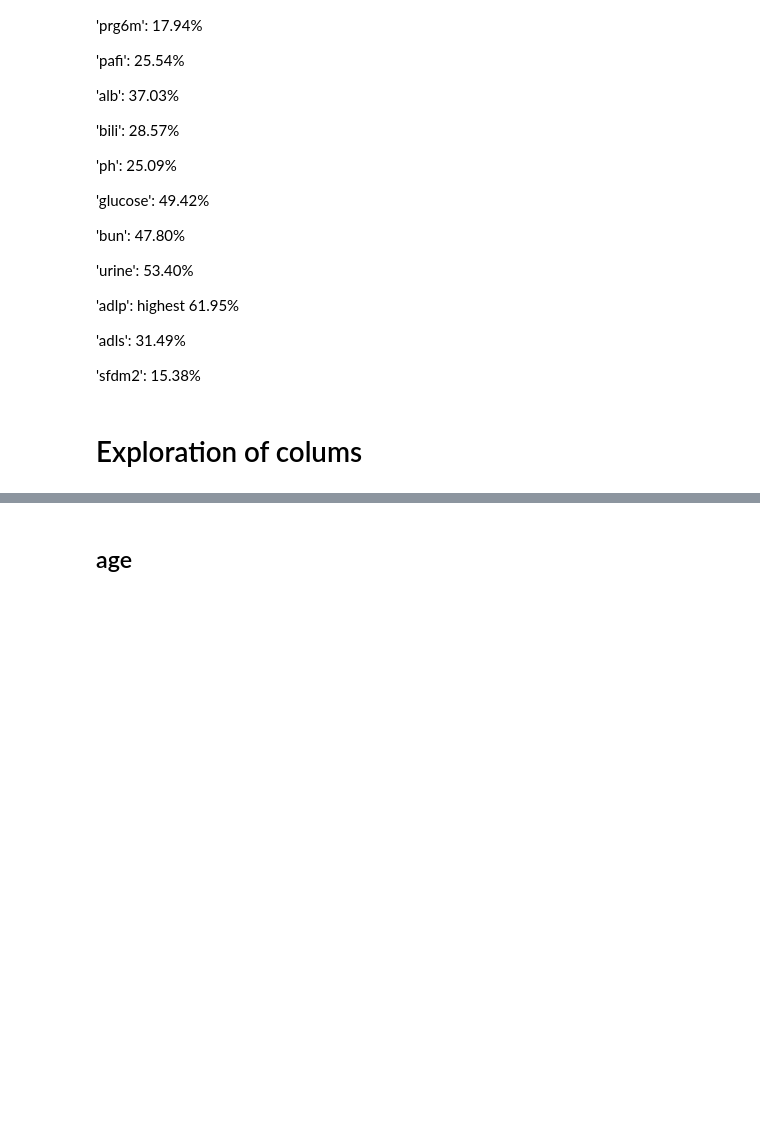
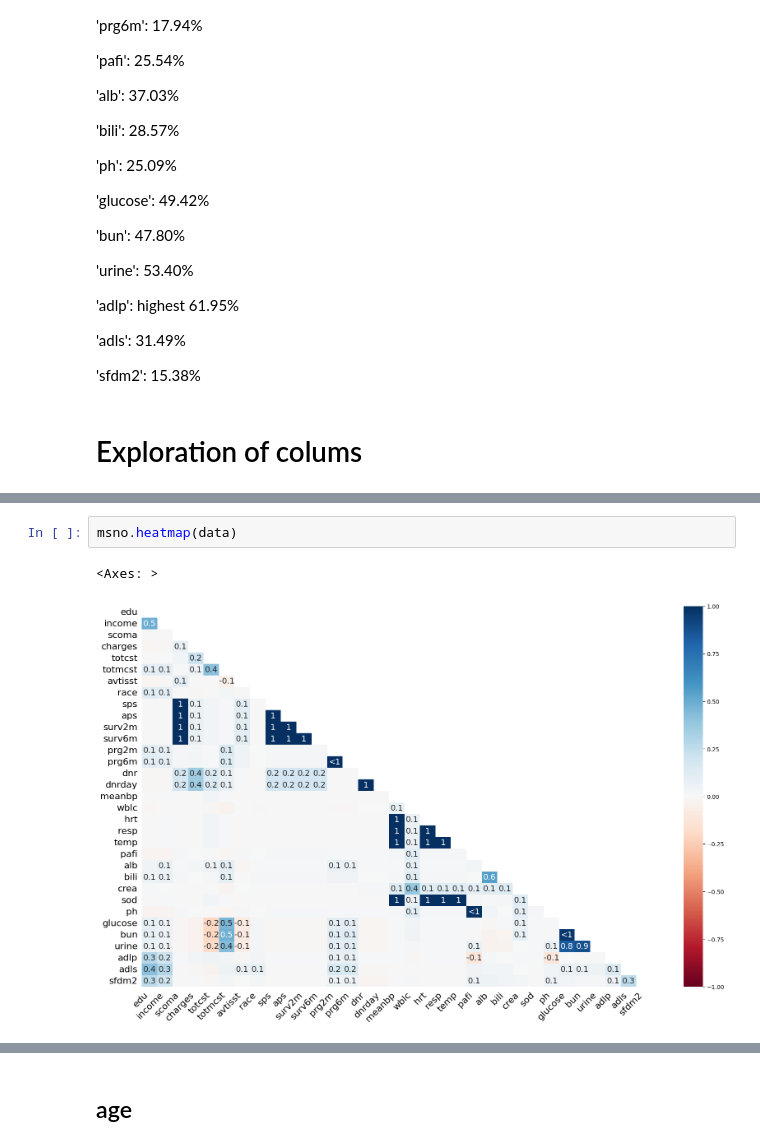
Before and after one commit to Parzon/SUPPORT2_ML_ANALYSIS, a Jupyter notebook: Support2_PyNotebook.ipynb, the cells around one changed output, grey strips where cells are left out. Saved outputs shown, nothing was run; the diff lists cells and outputs as text; blank space fills up the shorter version.

```diff
--- a/Support2_PyNotebook.ipynb
+++ b/Support2_PyNotebook.ipynb
@@ -466,0 +618,5 @@ Note: you may need to restart the kernel to use updated packages.
+# %%
+msno.heatmap(data)
+# %% [output]
+<Axes: >
+[figure, added]
```
Also changed, not shown: parts of 35 cells of this notebook.
